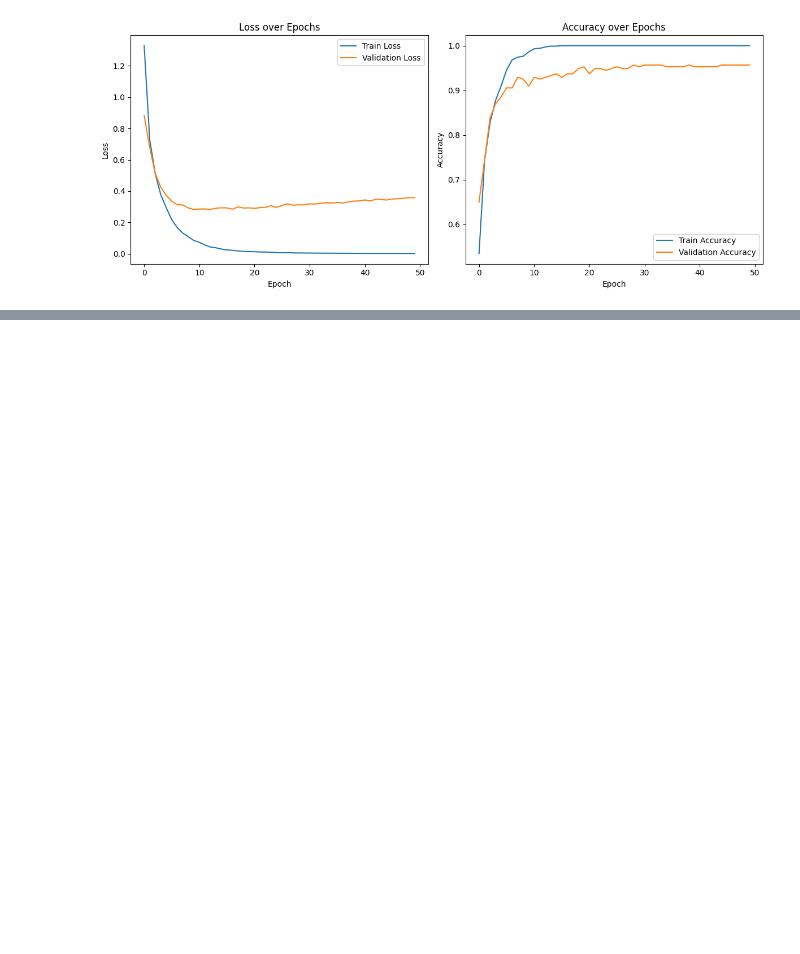
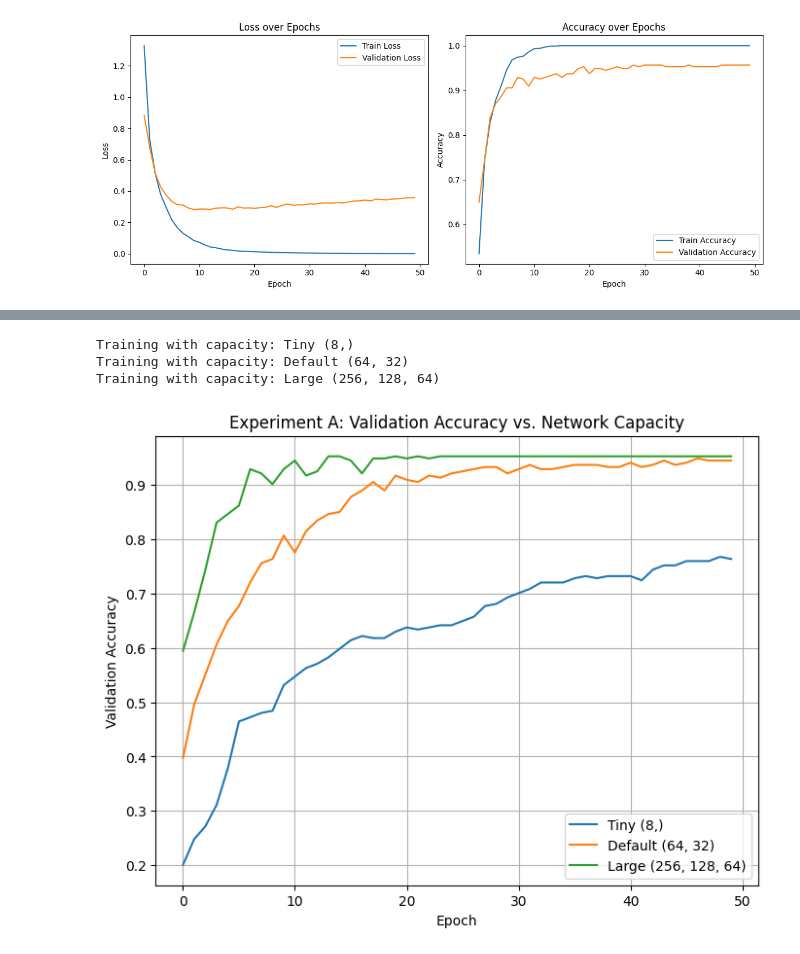
Before and after one commit to itz-Amy/Lab-3-Neural-Networks, a Jupyter notebook: Amy_Addo_Lab3.ipynb, the cells around one changed output, grey strips where cells are left out. Cells and saved outputs as stored; diff of their text form; code cells hidden in the pictures; blank space fills up the shorter version.

```diff
--- a/Amy_Addo_Lab3.ipynb
+++ b/Amy_Addo_Lab3.ipynb
@@ -751,0 +860,33 @@ To reset the gadient for each epoch. If this isn't done the new gradients would
+# %%
+
+# TODO — Experiment A (capacity): tiny (8,) vs default (64, 32) vs large (256, 128, 64).
+#   Plot the three validation-accuracy curves together.
+
+
+capacity_configs = {
+    'Tiny (8,)': (8,),
+    'Default (64, 32)': (64, 32),
+    'Large (256, 128, 64)': (256, 128, 64)
+}
+
+capacity_histories = {}
+for name, sizes in capacity_configs.items():
+    print(f"Training with capacity: {name}")
+    torch.manual_seed(RANDOM_STATE) # Ensure reproducibility for each config
+    capacity_histories[name] = run_experiment(hidden_sizes=sizes, epochs=50)
+
+plt.figure(figsize=(8, 6))
+for name, history in capacity_histories.items():
+    # Changed 'val_accuracies' to 'val_acc' to match the history dictionary structure
+    plt.plot(history['val_acc'], label=name)
+plt.title('Experiment A: Validation Accuracy vs. Network Capacity')
+plt.xlabel('Epoch')
+plt.ylabel('Validation Accuracy')
+plt.legend()
+plt.grid(True)
+plt.show()
+# %% [output]
+Training with capacity: Tiny (8,)
+Training with capacity: Default (64, 32)
+Training with capacity: Large (256, 128, 64)
+[figure, added]
```
Also changed, not shown: parts of 6 cells of this notebook.
